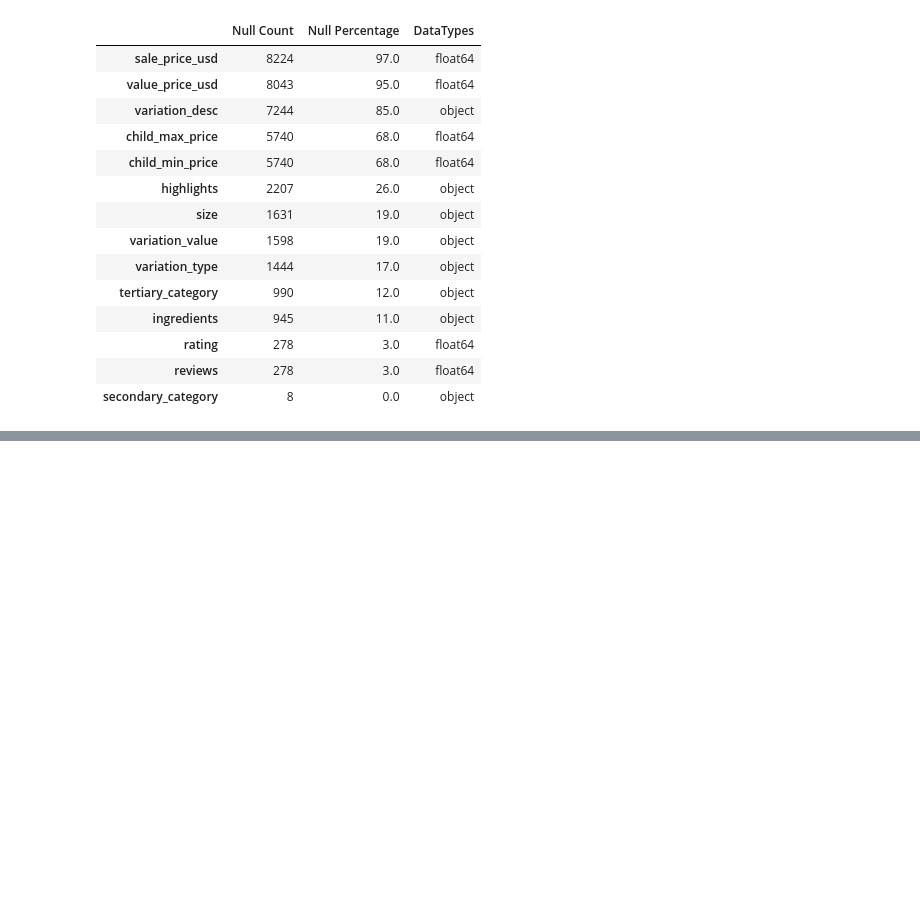
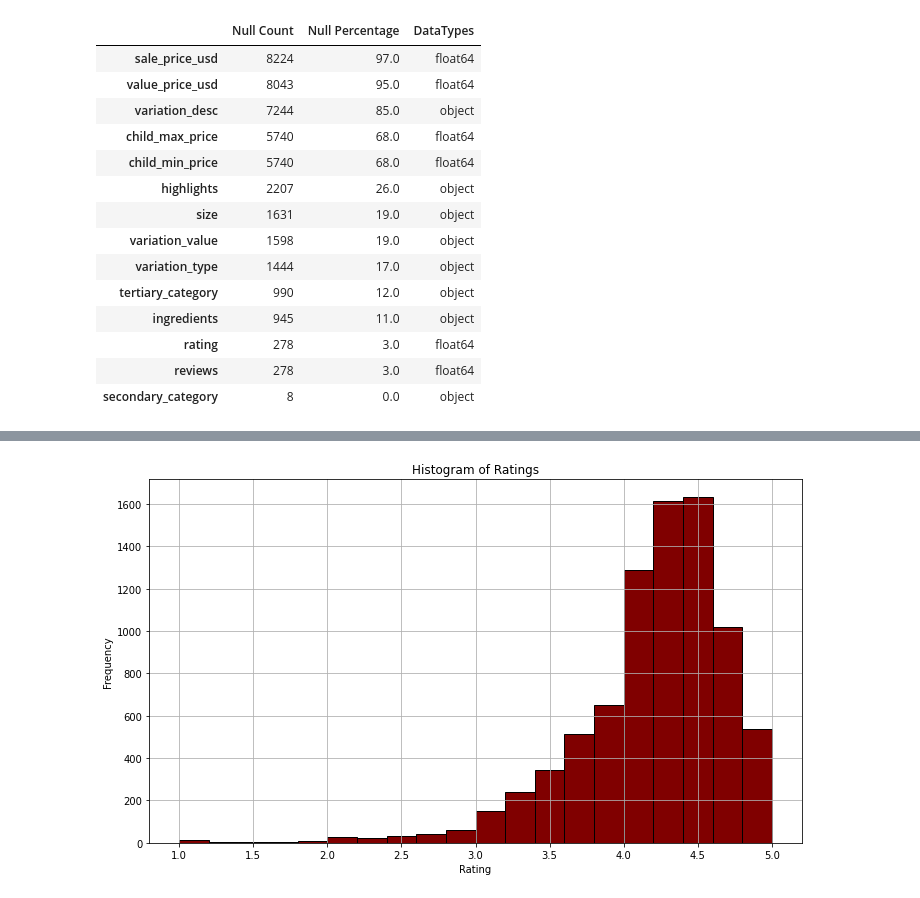
Before and after one commit to clarapinasco/Sistema_de_recomendacion_Sephora, a Jupyter notebook: analisis_exploratorio.ipynb, the cells around one changed output, grey strips where cells are left out. Saved outputs shown, nothing was run; the diff lists cells and outputs as text; code cells hidden in the pictures; blank space fills up the shorter version.

```diff
--- a/analisis_exploratorio.ipynb
+++ b/analisis_exploratorio.ipynb
@@ -81,0 +256,19 @@ percentageOfnull(df)
+# %%
+import matplotlib.pyplot as plt
+
+plt.figure(figsize=(10, 6))
+
+# Crear el histograma de rating
+plt.hist(df['rating'], bins=20, color='maroon', edgecolor='black')
+
+# Configurar etiquetas y título
+plt.xlabel('Rating')
+plt.ylabel('Frequency')
+plt.title('Histogram of Ratings')
+
+# Mostrar el histograma
+plt.grid(True)
+plt.tight_layout()
+plt.show()
+# %% [output]
+[figure, added]
```
Also changed, not shown: parts of 25 cells of this notebook.
